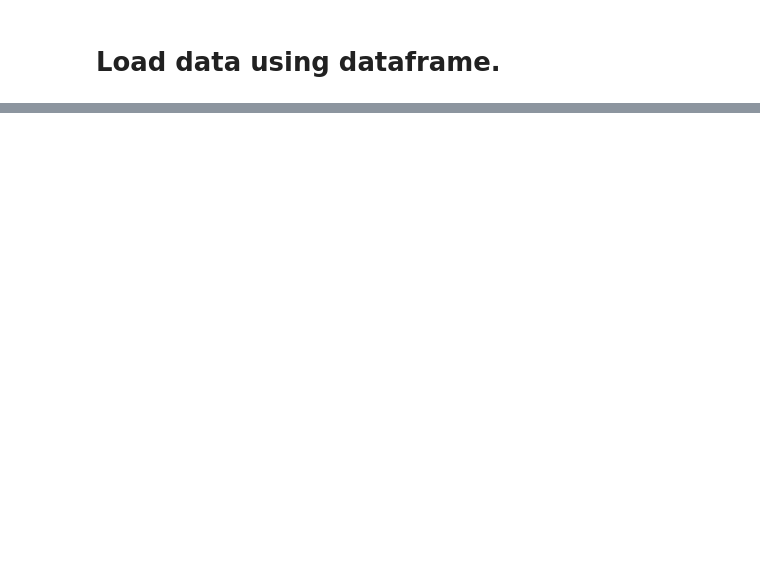
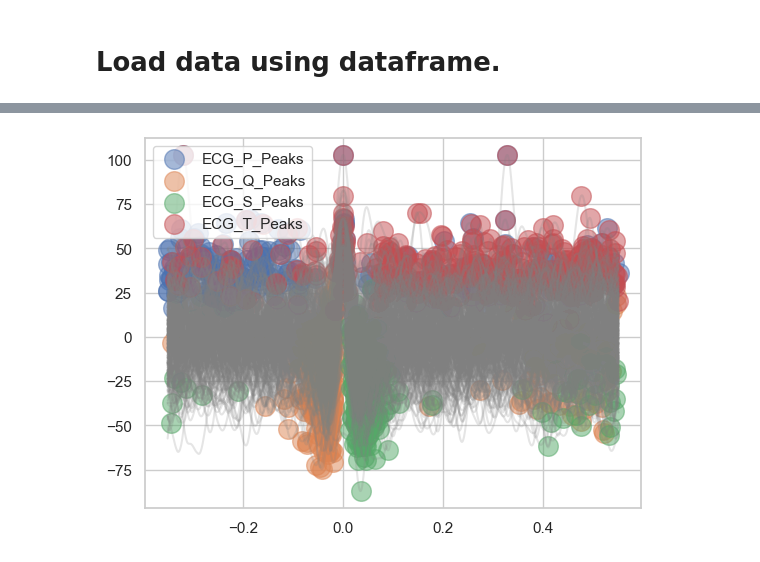
Before and after one commit to Daniel-Agostinho/Universidade_Verao_24, a Jupyter notebook: visualization.ipynb, the cells around one changed output, grey strips where cells are left out. Saved outputs shown, nothing was run; the diff lists cells and outputs as text; code cells hidden in the pictures; blank space fills up the shorter version.

```diff
--- a/visualization.ipynb
+++ b/visualization.ipynb
@@ -98,0 +145,27 @@ averages
+# %%
+ecg_cleaned = nk.ecg_clean(data['ECG'], sampling_rate=1000)
+
+instant_peaks, rpeaks = nk.ecg_peaks(ecg_cleaned, sampling_rate=1000)
+_, waves_peak = nk.ecg_delineate(data['ECG'], rpeaks, sampling_rate=1000, method="peak")
+
+rate = nk.ecg_rate(rpeaks, sampling_rate=1000, desired_length=len(ecg_cleaned))
+quality = nk.ecg_quality(ecg_cleaned, sampling_rate=1000)
+
+
+# Prepare output
+signals = pd.DataFrame({"ECG_Raw": data['ECG'],
+                        "ECG_Clean": ecg_cleaned,
+                        "ECG_Rate": rate,
+                        "ECG_Quality": quality})
+
+
+signals = pd.concat([signals, instant_peaks], axis=1)
+# %%
+signal_dwt, waves_dwt = nk.ecg_delineate(signals,
+                                        rpeaks,
+                                        sampling_rate=1000,
+                                        method="dwt",
+                                        show=True,
+                                        show_type='peaks')
+# %% [output]
+[figure, added]
```
Also changed, not shown: parts of 10 cells of this notebook.
